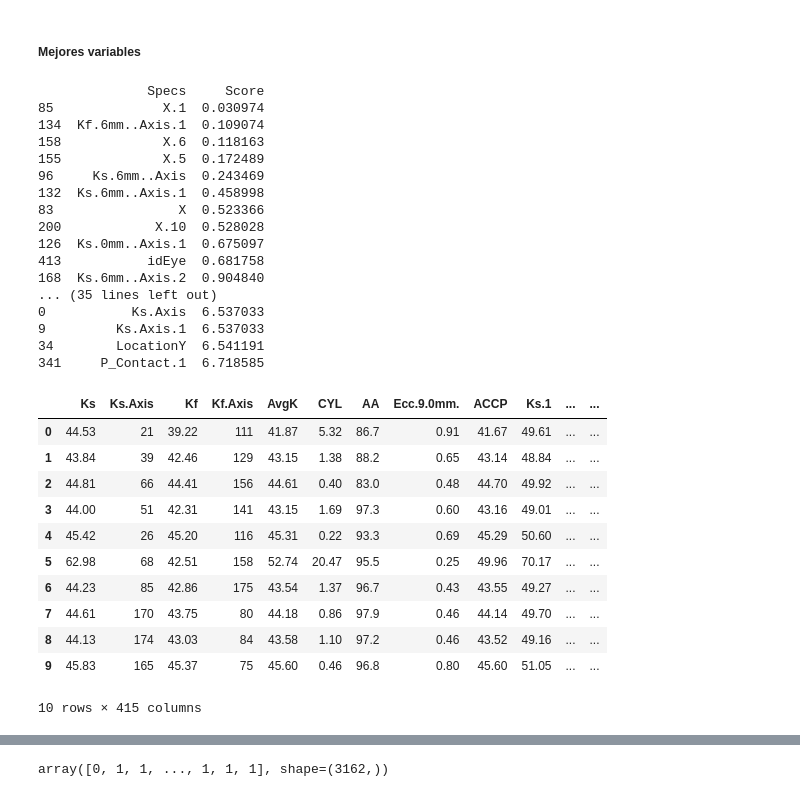
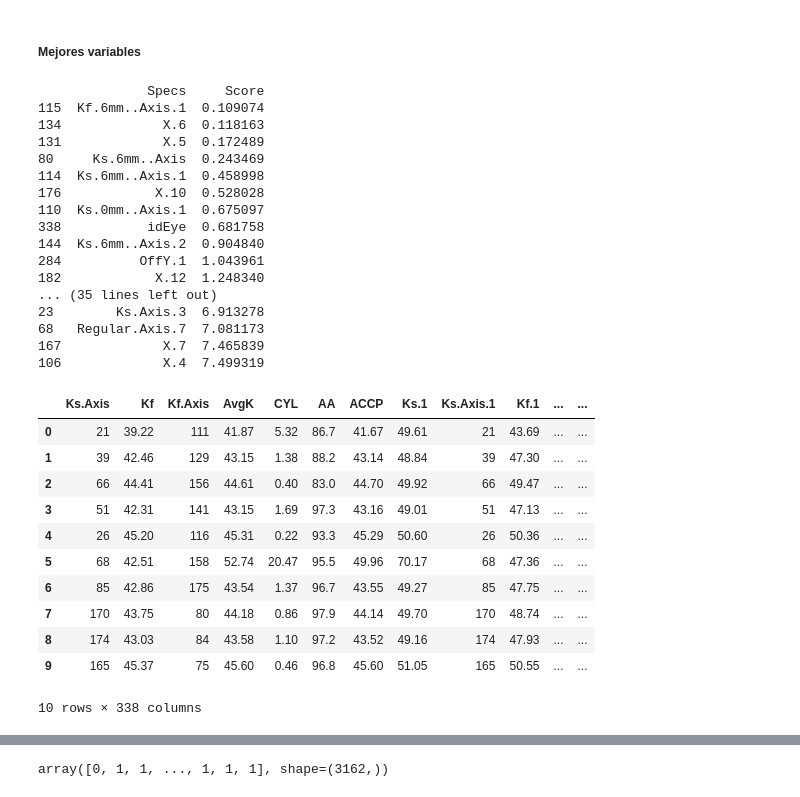
Before and after one commit to zamef/ProyectoTSBM, a Jupyter notebook: ProyectoDeteccionQueratocono.ipynb, the cells around one changed output, grey strips where cells are left out. Cells and saved outputs as stored; diff of their text form; code cells hidden in the pictures.

```diff
--- a/ProyectoDeteccionQueratocono.ipynb
+++ b/ProyectoDeteccionQueratocono.ipynb
@@ -179,8 +181,9 @@ Length: 3162, dtype: bool
 # %%
 data_limpio = data.copy(deep=True)
-data_limpio.drop('En.Anterior.', inplace=True, axis=1) #valores numéricos
+data_limpio.drop('En.Anterior.', inplace=True, axis=1) #solo valores numéricos
 
-var_thr = VarianceThreshold(threshold = 0.01) #Se quitan constantes y cuasiconstantes. Cambiando el threshold obtenemos mas o menos columnas
+var_thr = VarianceThreshold(threshold = 0.25) #Se quitan constantes y cuasiconstantes. Cambiando el threshold obtenemos mas o menos columnas
+#Cambiando el threshold cambia el tamaño del dataframe que se utilizará
 
 var_thr.fit(data_limpio.iloc[:,2: ])
 var_thr.get_support()
@@ -487,54 +482,54 @@ weighted avg       0.94      0.95      0.94       475
 # %% [markdown]
 ##### **Mejores variables**
 # %%
-stt = StandardScaler()
-temp_2 = stt.fit_transform(temp)
+standard_scaler = StandardScaler()
+data_le2 = standard_scaler.fit_transform(data_le)
 
-bestfeatures = SelectKBest(score_func=f_classif, k=10)  #las 10 mejores variables
-fit = bestfeatures.fit(temp_2,y)
+bestfeatures = SelectKBest(score_func = f_classif, k = 10)  # las 10 mejores variables
+fit = bestfeatures.fit(data_le,y)
 dfscores = pd.DataFrame(fit.scores_)
-dfcolumns = pd.DataFrame(temp.columns)
+dfcolumns = pd.DataFrame(data_le.columns)
 
-#concat two dataframes for better visualization
+#
 featureScores = pd.concat([dfcolumns,dfscores],axis=1)
 featureScores.columns = ['Specs','Score']
 print(featureScores.nsmallest(50,'Score'))
 # %% [output]
               Specs     Score
-85              X.1  0.030974
-134  Kf.6mm..Axis.1  0.109074
-158             X.6  0.118163
-155             X.5  0.172489
-96     Ks.6mm..Axis  0.243469
-132  Ks.6mm..Axis.1  0.458998
-83                X  0.523366
-200            X.10  0.528028
-126  Ks.0mm..Axis.1  0.675097
-413           idEye  0.681758
-168  Ks.6mm..Axis.2  0.904840
+115  Kf.6mm..Axis.1  0.109074
+134             X.6  0.118163
+131             X.5  0.172489
+80     Ks.6mm..Axis  0.243469
+114  Ks.6mm..Axis.1  0.458998
+176            X.10  0.528028
+110  Ks.0mm..Axis.1  0.675097
+338           idEye  0.681758
+144  Ks.6mm..Axis.2  0.904840
+284          OffY.1  1.043961
+182            X.12  1.248340
 ... (35 lines left out)
-0           Ks.Axis  6.537033
-9         Ks.Axis.1  6.537033
-34        LocationY  6.541191
-341     P_Contact.1  6.718585
+23        Ks.Axis.3  6.913278
+68   Regular.Axis.7  7.081173
+167             X.7  7.465839
+106             X.4  7.499319
 # %%
-X = data_limpio.iloc[:,2:] #creating input features
-full_data= X.copy()
+X = data_le.iloc[:,2:] #creating input features
+full_data = X.copy()
 full_data['labels'] = y
 full_data.head(10)
 # %% [output]
-|  | Ks | Ks.Axis | Kf | Kf.Axis | AvgK | CYL | AA | Ecc.9.0mm. | ACCP | Ks.1 | ... | ... |
-| 0 | 44.53 | 21 | 39.22 | 111 | 41.87 | 5.32 | 86.7 | 0.91 | 41.67 | 49.61 | ... | ... |
-| 1 | 43.84 | 39 | 42.46 | 129 | 43.15 | 1.38 | 88.2 | 0.65 | 43.14 | 48.84 | ... | ... |
-| 2 | 44.81 | 66 | 44.41 | 156 | 44.61 | 0.40 | 83.0 | 0.48 | 44.70 | 49.92 | ... | ... |
-| 3 | 44.00 | 51 | 42.31 | 141 | 43.15 | 1.69 | 97.3 | 0.60 | 43.16 | 49.01 | ... | ... |
-| 4 | 45.42 | 26 | 45.20 | 116 | 45.31 | 0.22 | 93.3 | 0.69 | 45.29 | 50.60 | ... | ... |
-| 5 | 62.98 | 68 | 42.51 | 158 | 52.74 | 20.47 | 95.5 | 0.25 | 49.96 | 70.17 | ... | ... |
-| 6 | 44.23 | 85 | 42.86 | 175 | 43.54 | 1.37 | 96.7 | 0.43 | 43.55 | 49.27 | ... | ... |
-| 7 | 44.61 | 170 | 43.75 | 80 | 44.18 | 0.86 | 97.9 | 0.46 | 44.14 | 49.70 | ... | ... |
-| 8 | 44.13 | 174 | 43.03 | 84 | 43.58 | 1.10 | 97.2 | 0.46 | 43.52 | 49.16 | ... | ... |
-| 9 | 45.83 | 165 | 45.37 | 75 | 45.60 | 0.46 | 96.8 | 0.80 | 45.60 | 51.05 | ... | ... |
+|  | Ks.Axis | Kf | Kf.Axis | AvgK | CYL | AA | ACCP | Ks.1 | Ks.Axis.1 | Kf.1 | ... | ... |
+| 0 | 21 | 39.22 | 111 | 41.87 | 5.32 | 86.7 | 41.67 | 49.61 | 21 | 43.69 | ... | ... |
+| 1 | 39 | 42.46 | 129 | 43.15 | 1.38 | 88.2 | 43.14 | 48.84 | 39 | 47.30 | ... | ... |
+| 2 | 66 | 44.41 | 156 | 44.61 | 0.40 | 83.0 | 44.70 | 49.92 | 66 | 49.47 | ... | ... |
+| 3 | 51 | 42.31 | 141 | 43.15 | 1.69 | 97.3 | 43.16 | 49.01 | 51 | 47.13 | ... | ... |
+| 4 | 26 | 45.20 | 116 | 45.31 | 0.22 | 93.3 | 45.29 | 50.60 | 26 | 50.36 | ... | ... |
+| 5 | 68 | 42.51 | 158 | 52.74 | 20.47 | 95.5 | 49.96 | 70.17 | 68 | 47.36 | ... | ... |
+| 6 | 85 | 42.86 | 175 | 43.54 | 1.37 | 96.7 | 43.55 | 49.27 | 85 | 47.75 | ... | ... |
+| 7 | 170 | 43.75 | 80 | 44.18 | 0.86 | 97.9 | 44.14 | 49.70 | 170 | 48.74 | ... | ... |
+| 8 | 174 | 43.03 | 84 | 43.58 | 1.10 | 97.2 | 43.52 | 49.16 | 174 | 47.93 | ... | ... |
+| 9 | 165 | 45.37 | 75 | 45.60 | 0.46 | 96.8 | 45.60 | 51.05 | 165 | 50.55 | ... | ... |
-10 rows × 415 columns
+10 rows × 338 columns
 # %%
 importancia = full_data.drop('labels', axis=1).apply(lambda x: x.corr(full_data.labels))
 indices = np.argsort(importancia)
```
Also changed, not shown: parts of 42 cells of this notebook, 1 other file.
